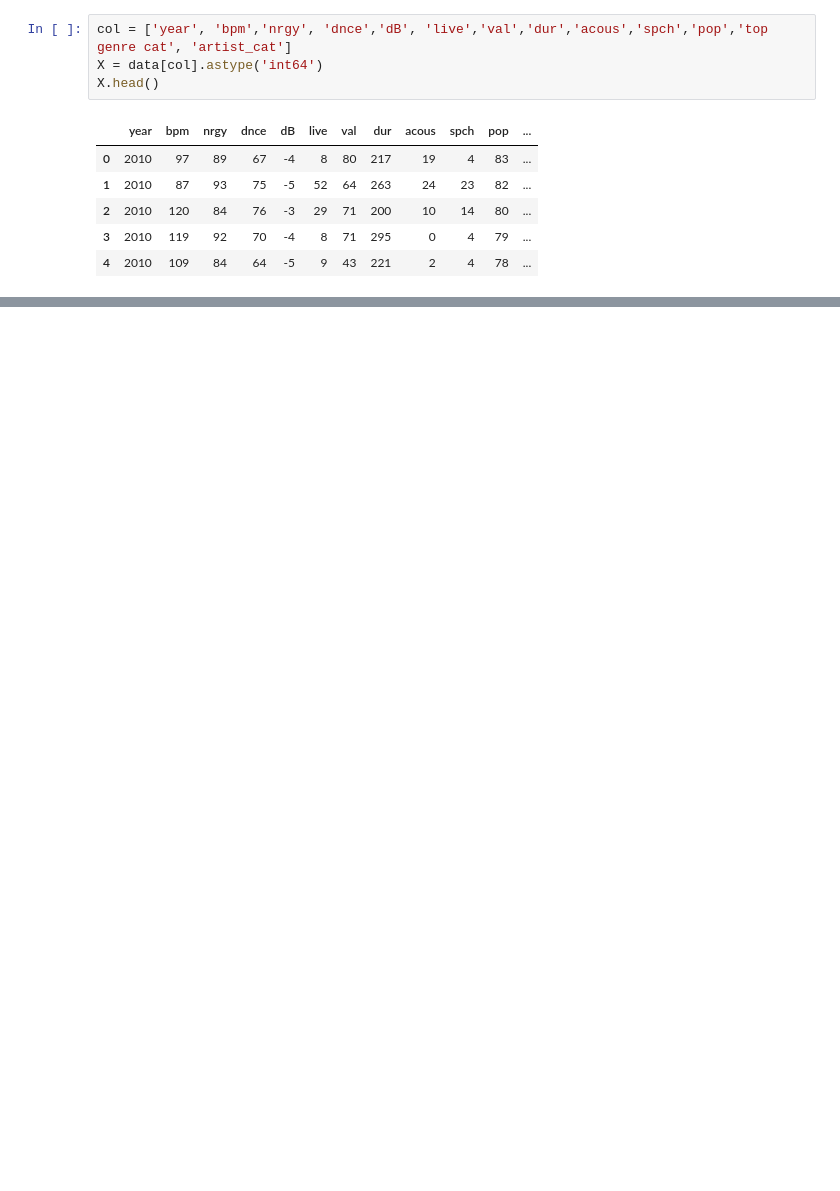
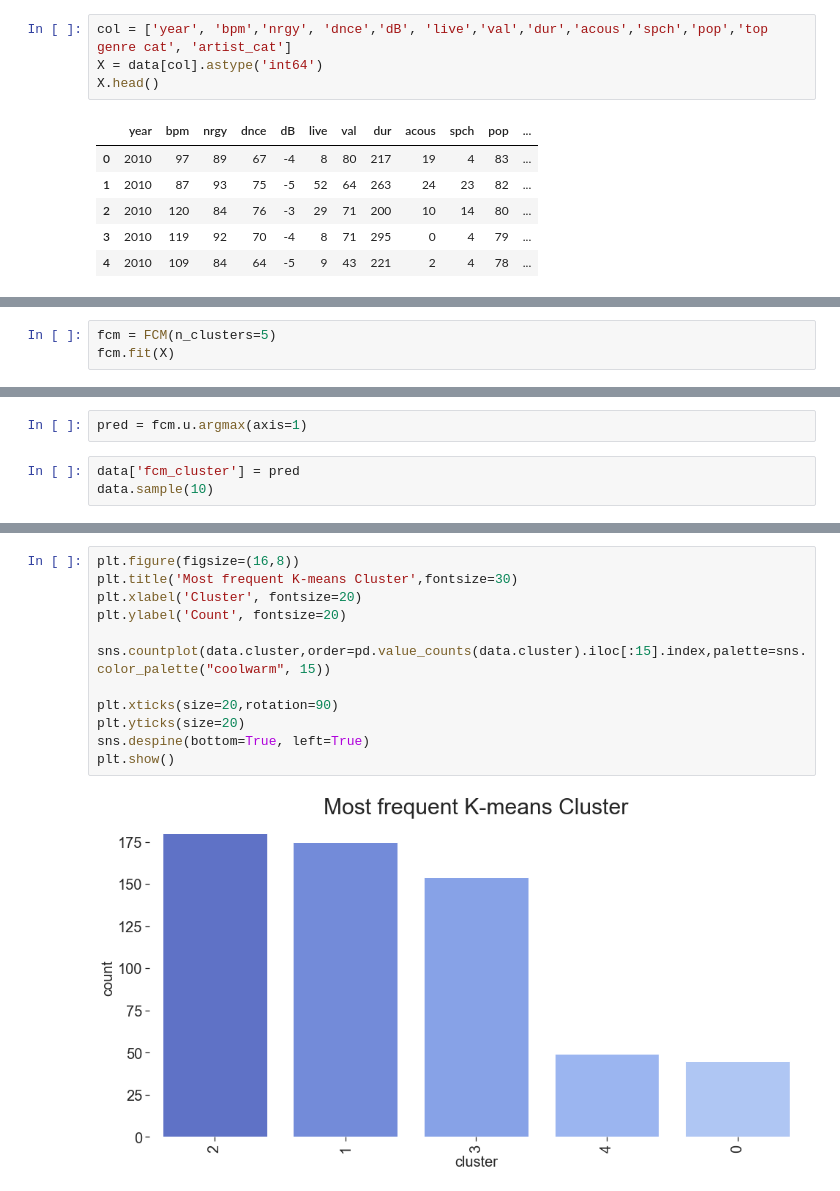
Before and after one commit to fadlanfz/datminCluster, a Jupyter notebook: Top10.ipynb, the cells around one changed output, grey strips where cells are left out. Drawn from its saved outputs; the diff is of its cells as text; blank space fills up the shorter version.

Commit message:
add fcm cluster

```diff
--- a/Top10.ipynb
+++ b/Top10.ipynb
@@ -301,0 +294,3 @@ data.sample(10)
+# %%
+fcm = FCM(n_clusters=5)
+fcm.fit(X)
@@ -301,0 +299,5 @@ data.sample(10)
+# %%
+pred = fcm.u.argmax(axis=1)
+# %%
+data['fcm_cluster'] = pred
+data.sample(10)
@@ -301,0 +316,14 @@ data.sample(10)
+# %%
+plt.figure(figsize=(16,8))
+plt.title('Most frequent K-means Cluster',fontsize=30)
+plt.xlabel('Cluster', fontsize=20)
+plt.ylabel('Count', fontsize=20)
+
+sns.countplot(data.cluster,order=pd.value_counts(data.cluster).iloc[:15].index,palette=sns.color_palette("coolwarm", 15))
+
+plt.xticks(size=20,rotation=90)
+plt.yticks(size=20)
+sns.despine(bottom=True, left=True)
+plt.show()
+# %% [output]
+[figure, added]
```
Also changed, not shown: parts of 19 cells of this notebook.
